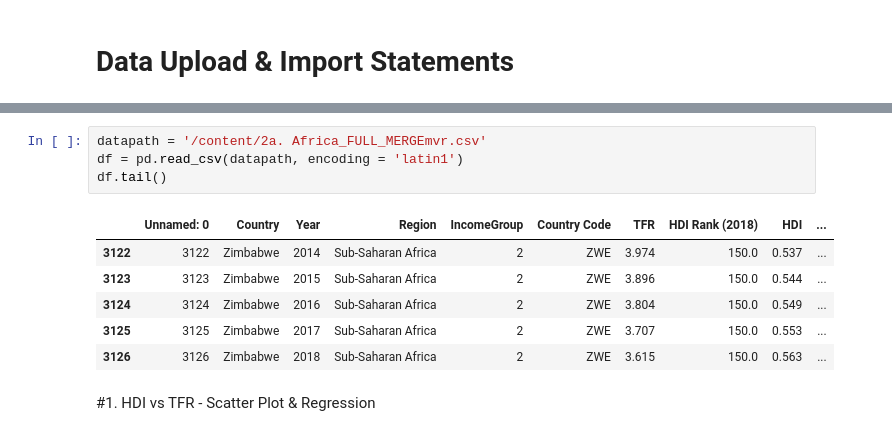
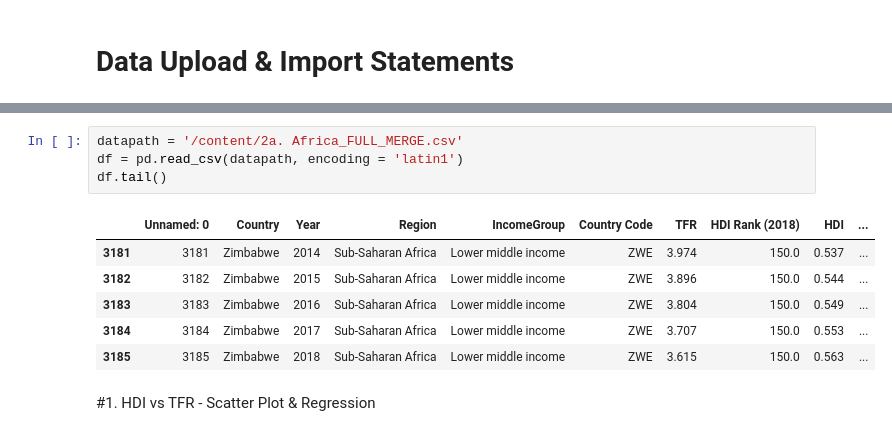
Before and after one commit to ChangHuaHua/QM2-Group-12, a Jupyter notebook: Multivariable_Linear_Regression_Analysis.ipynb, the cells around one changed output, grey strips where cells are left out. Cells and saved outputs as stored; diff of their text form.

```diff
--- a/Multivariable_Linear_Regression_Analysis.ipynb
+++ b/Multivariable_Linear_Regression_Analysis.ipynb
@@ -16,14 +16,14 @@ Saving 2a. Africa_FULL_MERGEmvr.csv to 2a. Africa_FULL_MERGEmvr.csv
 # %%
-datapath = '/content/2a. Africa_FULL_MERGEmvr.csv'
+datapath = '/content/2a. Africa_FULL_MERGE.csv'
 df = pd.read_csv(datapath, encoding = 'latin1')
 df.tail()
 # %% [output]
 |  | Unnamed: 0 | Country | Year | Region | IncomeGroup | Country Code | TFR | HDI Rank (2018) | HDI | ... |
-| 3122 | 3122 | Zimbabwe | 2014 | Sub-Saharan Africa | 2 | ZWE | 3.974 | 150.0 | 0.537 | ... |
-| 3123 | 3123 | Zimbabwe | 2015 | Sub-Saharan Africa | 2 | ZWE | 3.896 | 150.0 | 0.544 | ... |
-| 3124 | 3124 | Zimbabwe | 2016 | Sub-Saharan Africa | 2 | ZWE | 3.804 | 150.0 | 0.549 | ... |
-| 3125 | 3125 | Zimbabwe | 2017 | Sub-Saharan Africa | 2 | ZWE | 3.707 | 150.0 | 0.553 | ... |
-| 3126 | 3126 | Zimbabwe | 2018 | Sub-Saharan Africa | 2 | ZWE | 3.615 | 150.0 | 0.563 | ... |
+| 3181 | 3181 | Zimbabwe | 2014 | Sub-Saharan Africa | Lower middle income | ZWE | 3.974 | 150.0 | 0.537 | ... |
+| 3182 | 3182 | Zimbabwe | 2015 | Sub-Saharan Africa | Lower middle income | ZWE | 3.896 | 150.0 | 0.544 | ... |
+| 3183 | 3183 | Zimbabwe | 2016 | Sub-Saharan Africa | Lower middle income | ZWE | 3.804 | 150.0 | 0.549 | ... |
+| 3184 | 3184 | Zimbabwe | 2017 | Sub-Saharan Africa | Lower middle income | ZWE | 3.707 | 150.0 | 0.553 | ... |
+| 3185 | 3185 | Zimbabwe | 2018 | Sub-Saharan Africa | Lower middle income | ZWE | 3.615 | 150.0 | 0.563 | ... |
 # %% [markdown]
 #1. HDI vs TFR - Scatter Plot & Regression
 # %%
```
Also changed, not shown: parts of 10 cells of this notebook.
